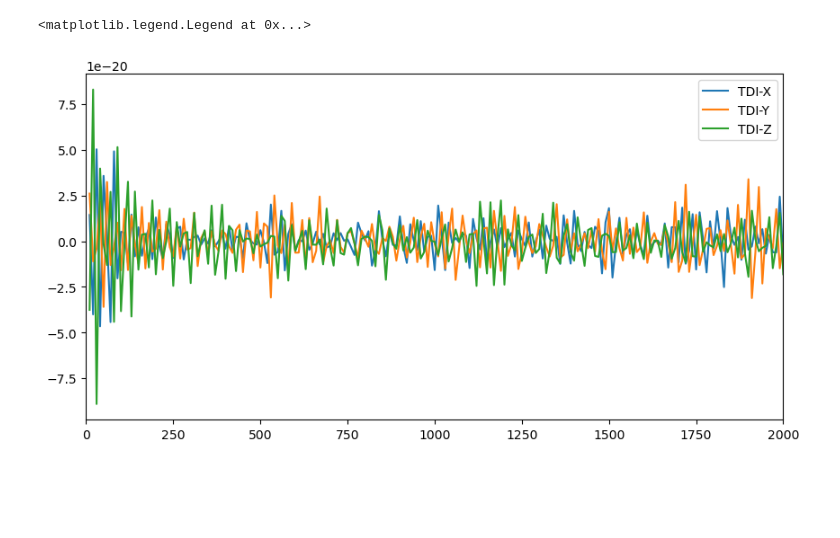
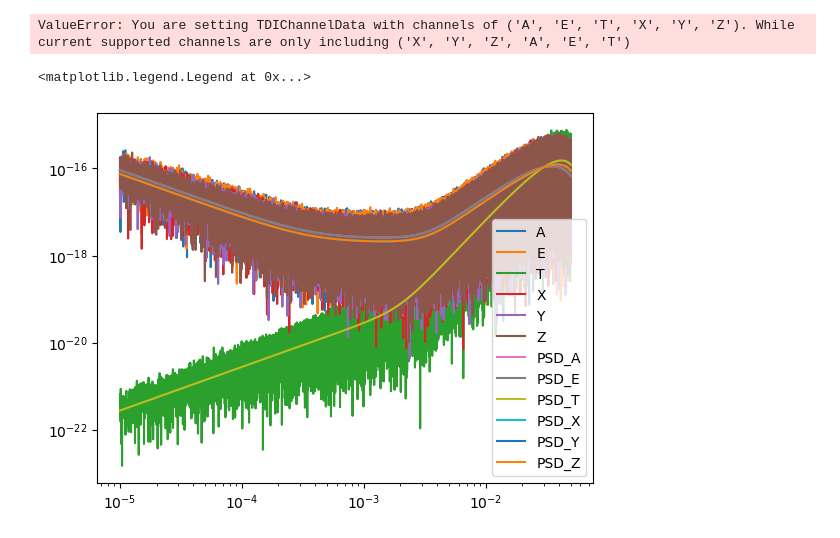
Before and after one commit to nnrui/pespace, a Jupyter notebook: examples/injection_individual_MBHB.ipynb, the cells around one changed output. Saved outputs shown, nothing was run; the diff lists cells and outputs as text; code cells hidden in the pictures; blank space fills up the shorter version.

```diff
--- a/examples/injection_individual_MBHB.ipynb
+++ b/examples/injection_individual_MBHB.ipynb
@@ -38,12 +15,32 @@ b'X,Y,Z'
-# %%
-plt.figure(figsize=(10, 5))
-plt.plot(TDI_data[:,0], TDI_data[:, 1], label='TDI-X')
-plt.plot(TDI_data[:,0], TDI_data[:, 2], label='TDI-Y')
-plt.plot(TDI_data[:,0], TDI_data[:, 3], label='TDI-Z')
-# plt.plot(source_parameters['hphcData'][:, 0], source_parameters['hphcData'][:, 1], label='hp')
-# plt.plot(source_parameters['hphcData'][:, 0], source_parameters['hphcData'][:, 2], label='hc')
-plt.xlim(0, 2000)
-plt.legend()
-# %% [output]
-<matplotlib.legend.Legend at 0x...>
-[figure, removed]
+# %%
+from pespace.detectors import TDIChannelsData
+from pespace.noise import noise_models
+
+duration = 31536000
+cadance = 10
+mbhb = TDIChannelsData(label="injection_individual_MBHB")
+mbhb.set_frequency_domain_data_with_zero_value(channels=("A", "E", "T", "X", "Y", "Z"), generation='1.5', duration=duration, cadence=cadance)
+mbhb.set_frequency_domain_noise_power_density_from_analystic_model(noise_models['LISA_SciRDv1'])
+noise_realization = mbhb.generate_realization_from_frequency_domain_noise_power_density()
+mbhb.add_into_frequency_domian_data(noise_realization)
+# %% [output]
+ValueError: You are setting TDIChannelData with channels of ('A', 'E', 'T', 'X', 'Y', 'Z'). While current supported channels are only including ('X', 'Y', 'Z', 'A', 'E', 'T')
+# %%
+plt.figure()
+plt.loglog(mbhb.frequency_samples_numpy_array, np.abs(mbhb.frequency_domain_TDI_data_numpy_array['A']), label="A")
+plt.loglog(mbhb.frequency_samples_numpy_array, np.abs(mbhb.frequency_domain_TDI_data_numpy_array['E']), label="E")
+plt.loglog(mbhb.frequency_samples_numpy_array, np.abs(mbhb.frequency_domain_TDI_data_numpy_array['T']), label="T")
+plt.loglog(mbhb.frequency_samples_numpy_array, np.abs(mbhb.frequency_domain_TDI_data_numpy_array['X']), label="X")
+plt.loglog(mbhb.frequency_samples_numpy_array, np.abs(mbhb.frequency_domain_TDI_data_numpy_array['Y']), label="Y")
+plt.loglog(mbhb.frequency_samples_numpy_array, np.abs(mbhb.frequency_domain_TDI_data_numpy_array['Z']), label="Z")
+
+plt.loglog(mbhb.frequency_samples_numpy_array, 0.5*(mbhb.frequency_domain_noise_power_density_numpy_array['A']*duration)**0.5, label="PSD_A")
+plt.loglog(mbhb.frequency_samples_numpy_array, 0.5*(mbhb.frequency_domain_noise_power_density_numpy_array['E']*duration)**0.5, label="PSD_E")
+plt.loglog(mbhb.frequency_samples_numpy_array, 0.5*(mbhb.frequency_domain_noise_power_density_numpy_array['T']*duration)**0.5, label="PSD_T")
+plt.loglog(mbhb.frequency_samples_numpy_array, 0.5*(mbhb.frequency_domain_noise_power_density_numpy_array['X']*duration)**0.5, label="PSD_X")
+plt.loglog(mbhb.frequency_samples_numpy_array, 0.5*(mbhb.frequency_domain_noise_power_density_numpy_array['Y']*duration)**0.5, label="PSD_Y")
+plt.loglog(mbhb.frequency_samples_numpy_array, 0.5*(mbhb.frequency_domain_noise_power_density_numpy_array['Z']*duration)**0.5, label="PSD_Z")
+plt.legend(loc='lower right' )
+# %% [output]
+<matplotlib.legend.Legend at 0x...>
+[figure, added]
```
Also changed, not shown: parts of 2 cells of this notebook, 12 other files.
